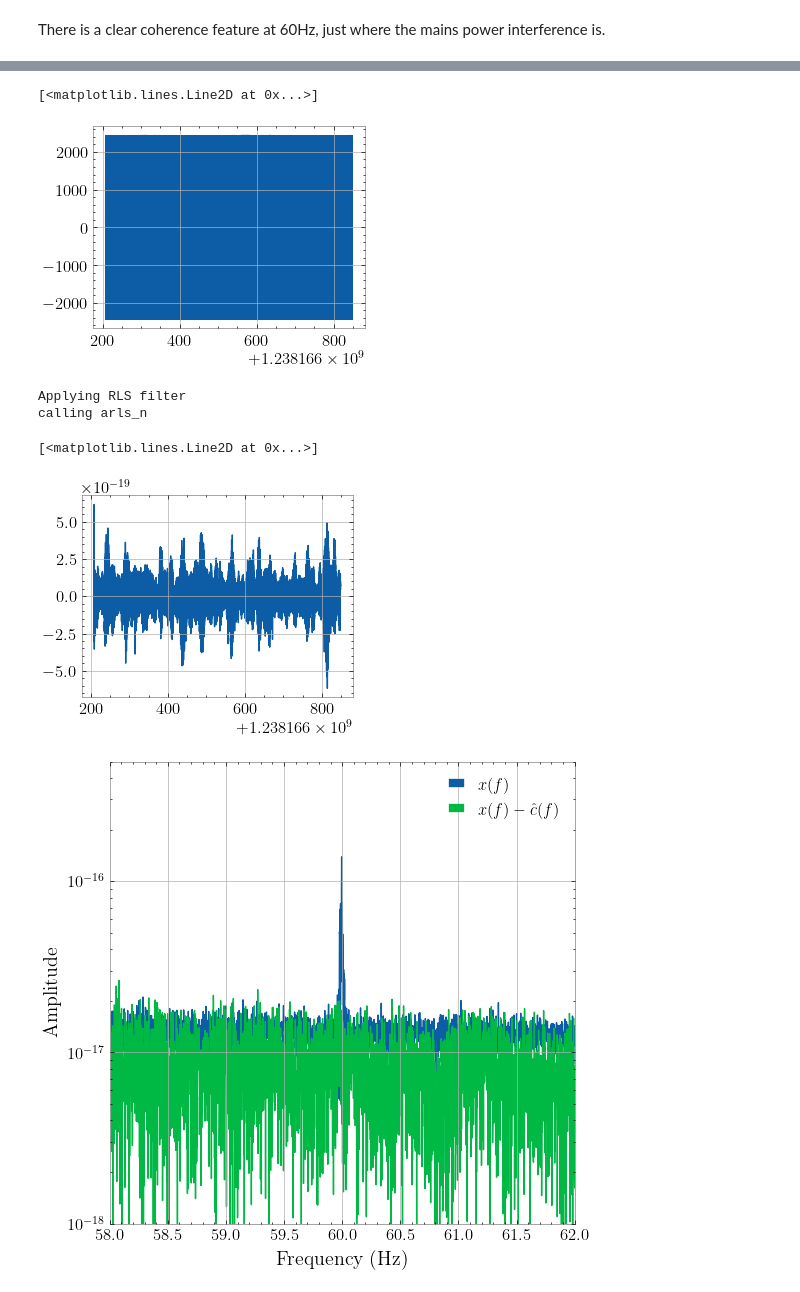
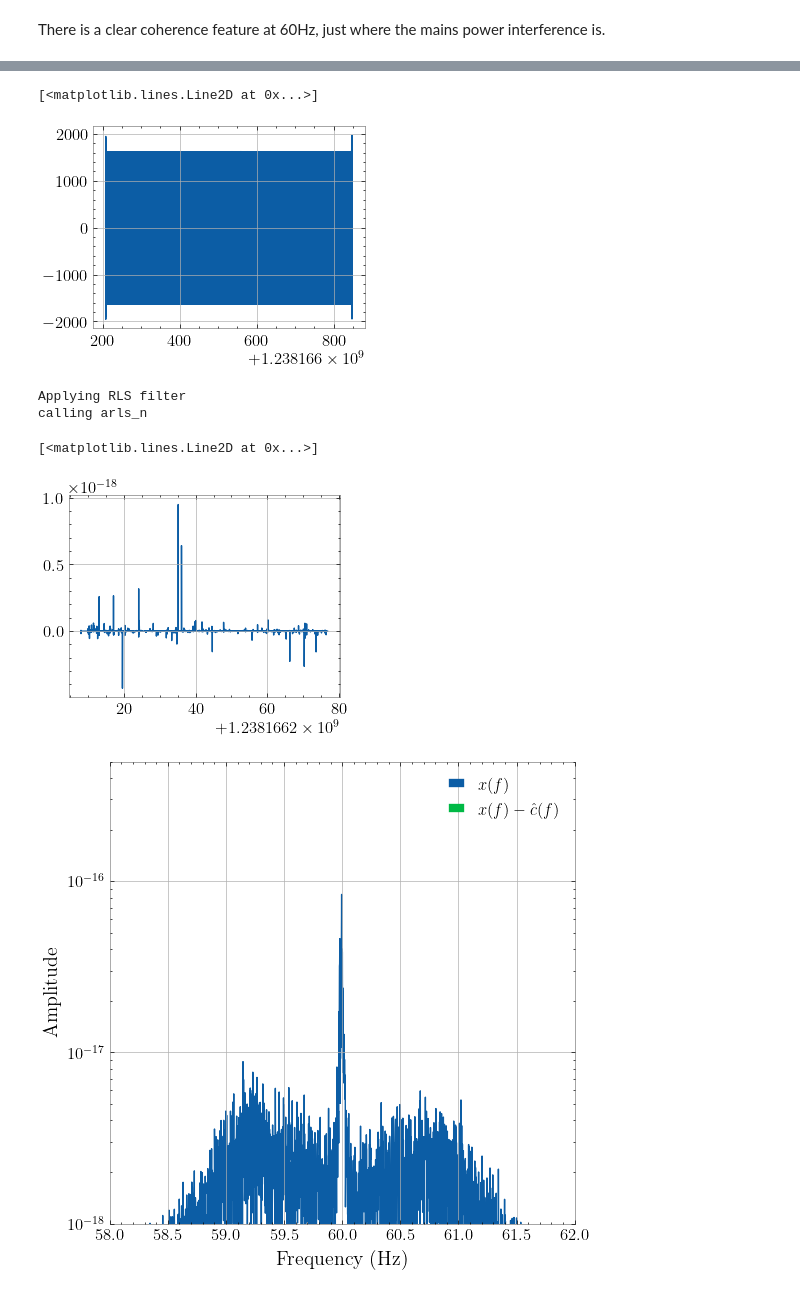
Before and after one commit to UniMelb-NSGW/ANC, a Jupyter notebook: notebooks/demo.ipynb, the cells around one changed output, grey strips where cells are left out. Cells and saved outputs as stored; diff of their text form; code cells hidden in the pictures.

```diff
--- a/notebooks/demo.ipynb
+++ b/notebooks/demo.ipynb
@@ -229,3 +232,5 @@ To start, lets bandpass the data to the frequency range of interest (I am not su
 # %%
-strain_data_bandpassed = strain_data#.bandpass(59,61)
-PEM_data_bandpassed = PEM_data_array[0]#.bandpass(59,61)
+lower_freq = 20
+upper_freq = 100
+strain_data_bandpassed = strain_data.bandpass(lower_freq,upper_freq)
+PEM_data_bandpassed = PEM_data_array[0].bandpass(lower_freq,upper_freq)
@@ -238,13 +276,14 @@ plt.plot(strain_data_bandpassed.times, strain_data_bandpassed.value)
 plt.plot(PEM_data_bandpassed.times, PEM_data_bandpassed.value)
 # %% [output]
 [<matplotlib.lines.Line2D at 0x...>]
-[figure, old version]
+[figure, new version]
 # %%
 # Apply RLS filter
 print("Applying RLS filter")
 lambda_val = 0.99
-order = 36
+order = 20
 delta_regularization = 1e-10
+delta_regularization = 1e-1
 print("calling arls_n")
 c_RLS, _, _,_= arls_n(strain_data_bandpassed.value, PEM_data_bandpassed.value, order, lambda_val,delta_regularization) # cancelled, adap, fit, P
 # %% [output]
@@ -255,28 +294,32 @@ plt.plot(PEM_data_bandpassed.times, c_RLS)
 #plt.xlim(PEM_data_bandpassed.times[0].value,PEM_data_bandpassed.times[100].value)
 # %% [output]
 [<matplotlib.lines.Line2D at 0x...>]
-[figure, old version]
+[figure, new version]
 # %%
 fig_dimension = 6
 fig, ax = plt.subplots(figsize=(fig_dimension, fig_dimension))
 
 
-positive_freq, positive_magnitude = get_spectrum(strain_data, strain_data.dt)
+#positive_freq, positive_magnitude = get_spectrum(strain_data, strain_data.dt)
+positive_freq, positive_magnitude = get_spectrum(strain_data_bandpassed, strain_data_bandpassed.dt)
+
 filtered_freq, filtered_magnitude = get_spectrum(c_RLS, PEM_data_bandpassed.dt)
 
 
 
 ax.plot(positive_freq, positive_magnitude,label=r'$x(f)$')
 ax.plot(filtered_freq, filtered_magnitude,label=r'$x(f) - \hat{c}(f)$')
 
 
 plt.xlabel('Frequency (Hz)')
 plt.ylabel('Amplitude')
 plt.xlim(58,62)
+
+
 plt.ylim(1e-18,5e-16)
 plt.legend()
 
 
 plt.yscale('log')
 # %% [output]
-[figure, old version]
+[figure, new version]
```
Also changed, not shown: parts of 7 cells of this notebook.
